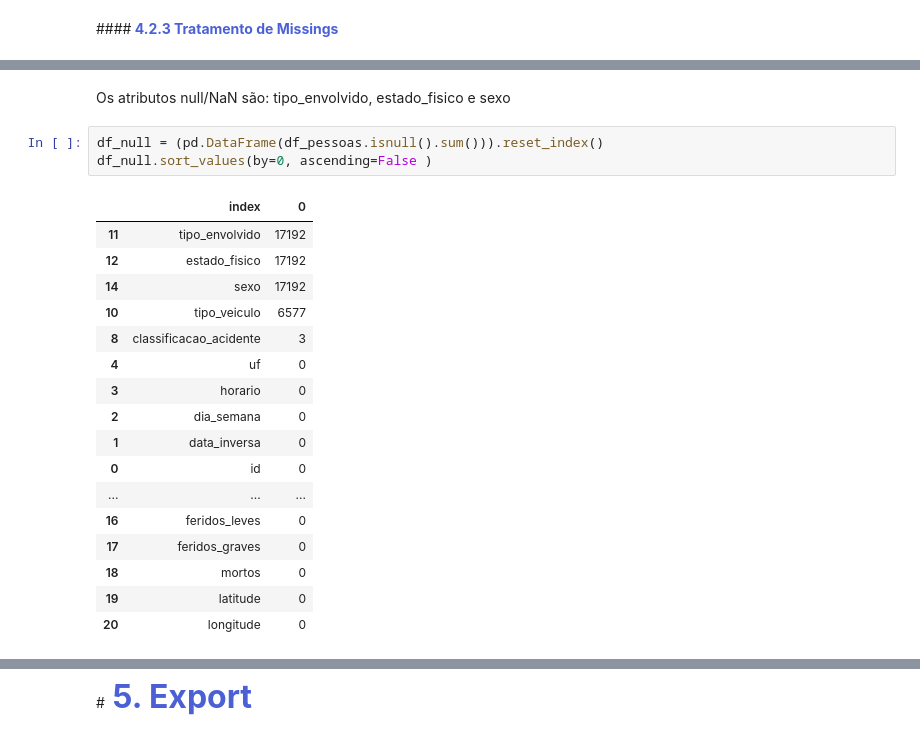
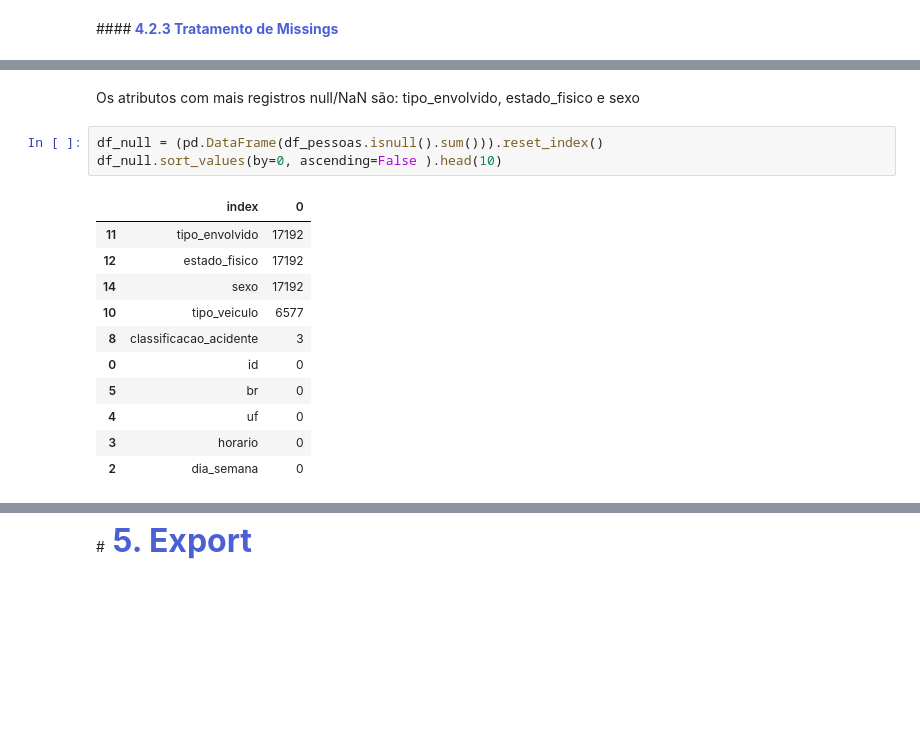
Before and after one commit to gabrielmprata/acidentes_transito, a Jupyter notebook: Acidentes_Rodoviarios_PreProc.ipynb, the cells around one changed output, grey strips where cells are left out. Saved outputs shown, nothing was run; the diff lists cells and outputs as text; blank space fills up the shorter version.

```diff
--- a/Acidentes_Rodoviarios_PreProc.ipynb
+++ b/Acidentes_Rodoviarios_PreProc.ipynb
@@ -882,23 +882,17 @@ ms.bar(df_pessoas, color="dodgerblue",  figsize=(10,3), fontsize=12)
 # %% [markdown]
-Os atributos null/NaN são: tipo_envolvido, estado_fisico e sexo
+Os atributos com mais registros null/NaN são: tipo_envolvido, estado_fisico e sexo
 # %%
 df_null = (pd.DataFrame(df_pessoas.isnull().sum())).reset_index()
-df_null.sort_values(by=0, ascending=False )
+df_null.sort_values(by=0, ascending=False ).head(10)
 # %% [output]
 |  | index | 0 |
 | 11 | tipo_envolvido | 17192 |
 | 12 | estado_fisico | 17192 |
 | 14 | sexo | 17192 |
 | 10 | tipo_veiculo | 6577 |
 | 8 | classificacao_acidente | 3 |
+| 0 | id | 0 |
+| 5 | br | 0 |
 | 4 | uf | 0 |
 | 3 | horario | 0 |
 | 2 | dia_semana | 0 |
-| 1 | data_inversa | 0 |
-| 0 | id | 0 |
-| ... | ... | ... |
-| 16 | feridos_leves | 0 |
-| 17 | feridos_graves | 0 |
-| 18 | mortos | 0 |
-| 19 | latitude | 0 |
-| 20 | longitude | 0 |
```
Also changed, not shown: parts of 13 cells of this notebook.
